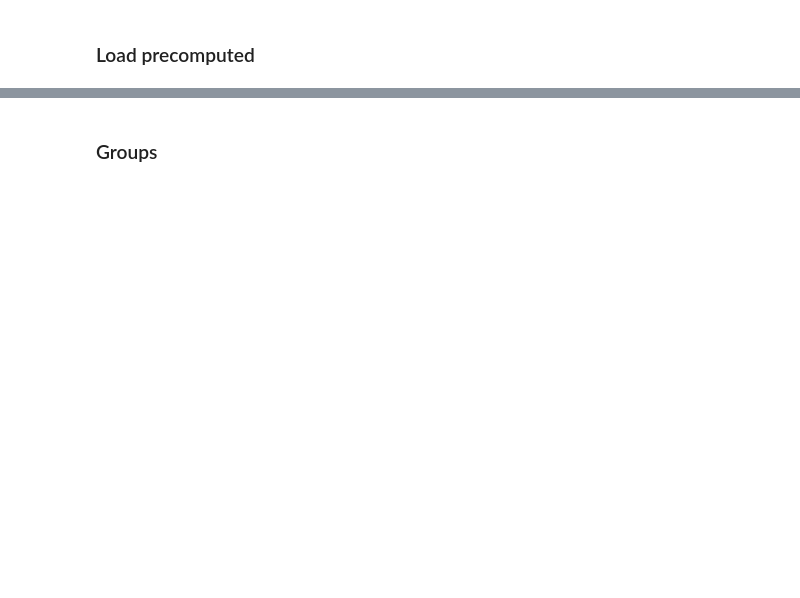
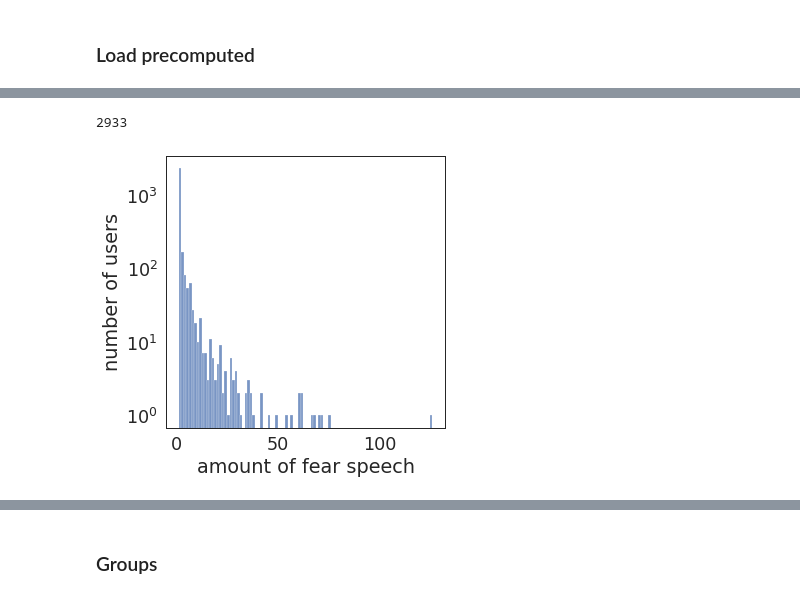
Before and after one commit to hate-alert/Fear-speech-analysis, a Jupyter notebook: Network_analysis.ipynb, the cells around one changed output, grey strips where cells are left out. Saved outputs shown, nothing was run; the diff lists cells and outputs as text; code cells hidden in the pictures; blank space fills up the shorter version.

```diff
--- a/Network_analysis.ipynb
+++ b/Network_analysis.ipynb
@@ -6,7 +7,7 @@ import numpy as np
 parent_path='../Data/New_Data_15-06-2020/'
 # %%
 annotated_df=pd.read_pickle(parent_path+'Fearspeech_data_final.pkl')
-whatsapp_data=pd.read_csv(parent_path+'Data_text_spam_removed_v02.csv')
+whatsapp_data=pd.read_csv(parent_path+'Data_text_spam_removed_v02_hi_en.csv')
 temp=whatsapp_data[['group_id_anonymized','phone_num_anonymized','message_text','timestamp']]
 duplicateDFRow = temp[temp.duplicated()]
 whatsapp_data=whatsapp_data.drop(list(duplicateDFRow.index))
@@ -22,12 +25,11 @@ dict_users_names={}
 dict_users_groups={}
 count=0
 for user in tqdm(whatsapp_data['phone_num_anonymized'].unique()):
-    if user in annotated_df.phone_num_anonymized.unique():
-        dict_users_ids[count]=user
-        dict_users_names[count]='fear speech'
-    else:
-        dict_users_ids[count]=user
-        dict_users_names[count]='normal'
+    dict_users_ids[count]=user
+#         dict_users_names[count]='fear speech'
+#     else:
+#         dict_users_ids[count]=user
+#         dict_users_names[count]='normal'
 
     dict_users_groups[count]=set(whatsapp_data[whatsapp_data['phone_num_anonymized']==user].group_id_anonymized)
     count+=1
@@ -98,6 +146,8 @@ data_fear_speech=whatsapp_data[whatsapp_data['orig_index'].isin(all_fear_speech_
 data_normal=whatsapp_data[whatsapp_data['orig_index'].isin(all_normal_index)]
 # %%
 len(data_fear_speech.phone_num_anonymized.unique())
+# %% [output]
+2933
 # %%
 list_messages=[]
 for user in data_fear_speech.phone_num_anonymized.unique():
@@ -106,28 +156,30 @@ for user in data_fear_speech.phone_num_anonymized.unique():
 # %%
 %matplotlib inline
 import matplotlib.pyplot as plt
 import matplotlib
-
+import seaborn as sns
 matplotlib.rcParams['figure.figsize'] = (5, 5)
 
 #     'weight' : 'normal',
 #     'size'   : 15}
 # matplotlib.rc('font', **font)
 #data_timeline.plot()
-sns.set(context='paper',style='white',font_scale=1.5)
+sns.set(context='paper',style='white',font_scale=2.0)
 
 font = {
     'weight' : 'normal',
     'size'   : 11}
 ax = sns.histplot(x=list_messages,bins=100)
 
 plt.xlabel('amount of fear speech')
 plt.ylabel('number of users')
 
 plt.yscale('log')
 plt.savefig('../Fear_speech_results/fear_speech_per_users.pdf',bbox_inches='tight',dpi=400)
 
 plt.show()
+# %% [output]
+[figure, added]
 # %%
 
 
```
Also changed, not shown: parts of 35 cells of this notebook, 10 other files.
